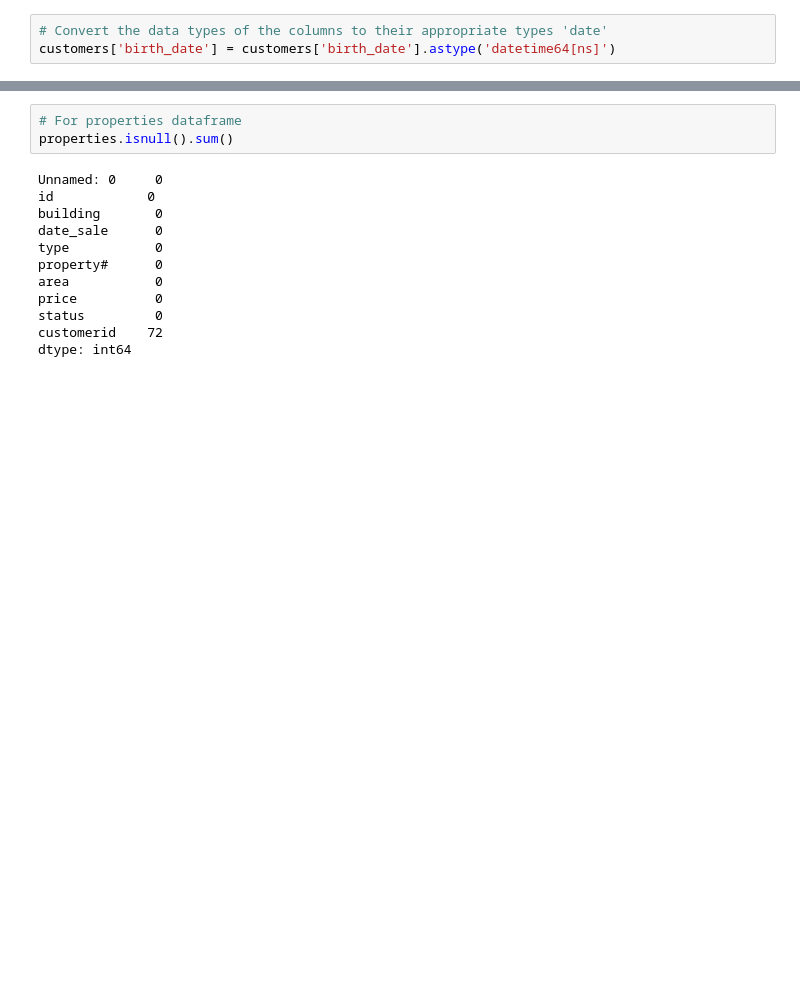
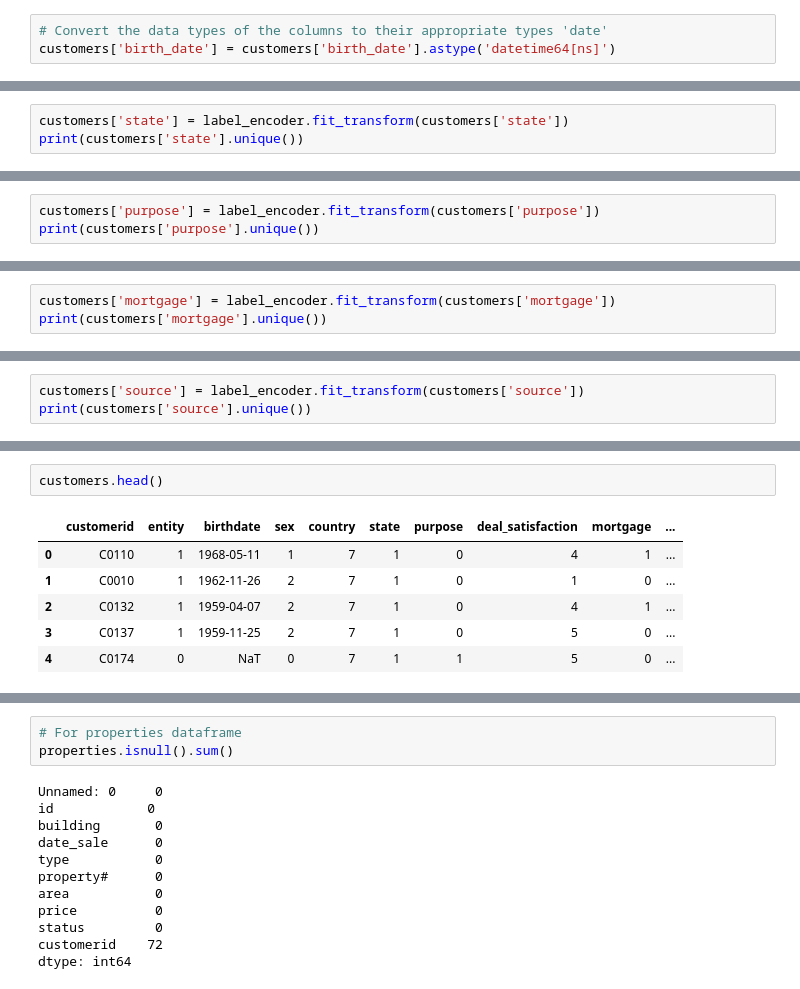
Before and after one commit to mezdourcheima/Real-Estate-Market-Analysis-with-Python, a Jupyter notebook: notebook.ipynb, the cells around one changed output, grey strips where cells are left out. Drawn from its saved outputs; the diff is of its cells as text; blank space fills up the shorter version.

Commit message:
Data preparation : customers file

```diff
--- a/notebook.ipynb
+++ b/notebook.ipynb
@@ -178,0 +252,3 @@ KeyError: 'customerid'
+# %%
+customers['state'] = label_encoder.fit_transform(customers['state'])
+print(customers['state'].unique())
@@ -178,0 +265,3 @@ KeyError: 'customerid'
+# %%
+customers['purpose'] = label_encoder.fit_transform(customers['purpose'])
+print(customers['purpose'].unique())
@@ -178,0 +278,3 @@ KeyError: 'customerid'
+# %%
+customers['mortgage'] = label_encoder.fit_transform(customers['mortgage'])
+print(customers['mortgage'].unique())
@@ -178,0 +291,3 @@ KeyError: 'customerid'
+# %%
+customers['source'] = label_encoder.fit_transform(customers['source'])
+print(customers['source'].unique())
@@ -179,3 +316,12 @@ KeyError: 'customerid'
+# %%
+customers.head()
+# %% [output]
+|  | customerid | entity | birthdate | sex | country | state | purpose | deal_satisfaction | mortgage | ... |
+| 0 | C0110 | 1 | 1968-05-11 | 1 | 7 | 1 | 0 | 4 | 1 | ... |
+| 1 | C0010 | 1 | 1962-11-26 | 2 | 7 | 1 | 0 | 1 | 0 | ... |
+| 2 | C0132 | 1 | 1959-04-07 | 2 | 7 | 1 | 0 | 4 | 1 | ... |
+| 3 | C0137 | 1 | 1959-11-25 | 2 | 7 | 1 | 0 | 5 | 0 | ... |
+| 4 | C0174 | 0 | NaT | 0 | 7 | 1 | 1 | 5 | 0 | ... |
 # %%
 # For customers dataframe
 customers.isnull().sum()
```
Also changed, not shown: parts of 52 cells of this notebook.
